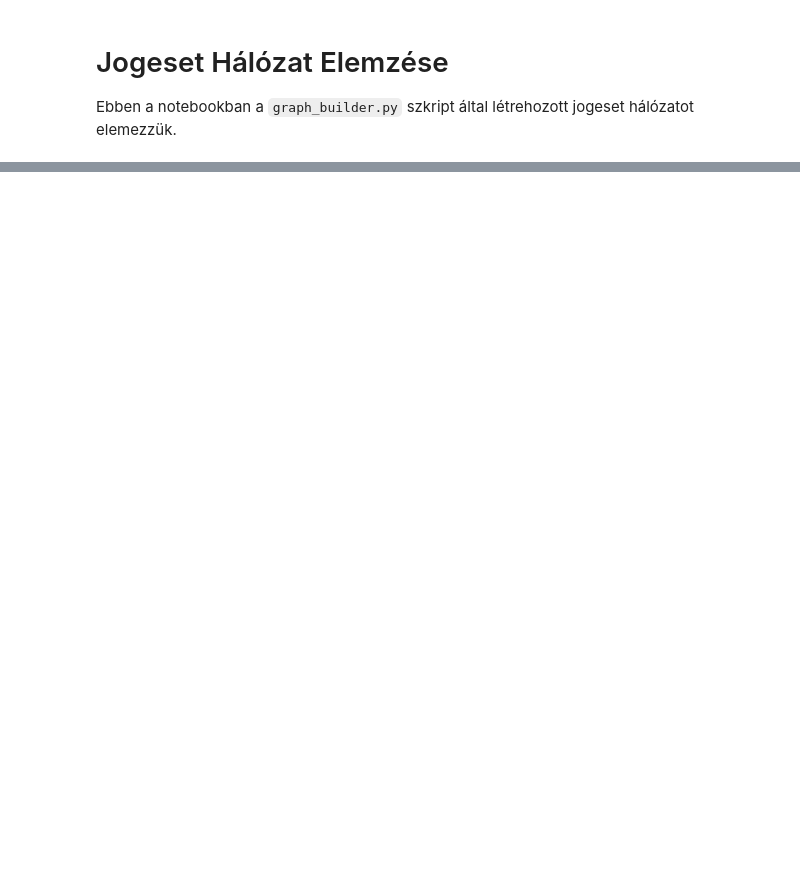
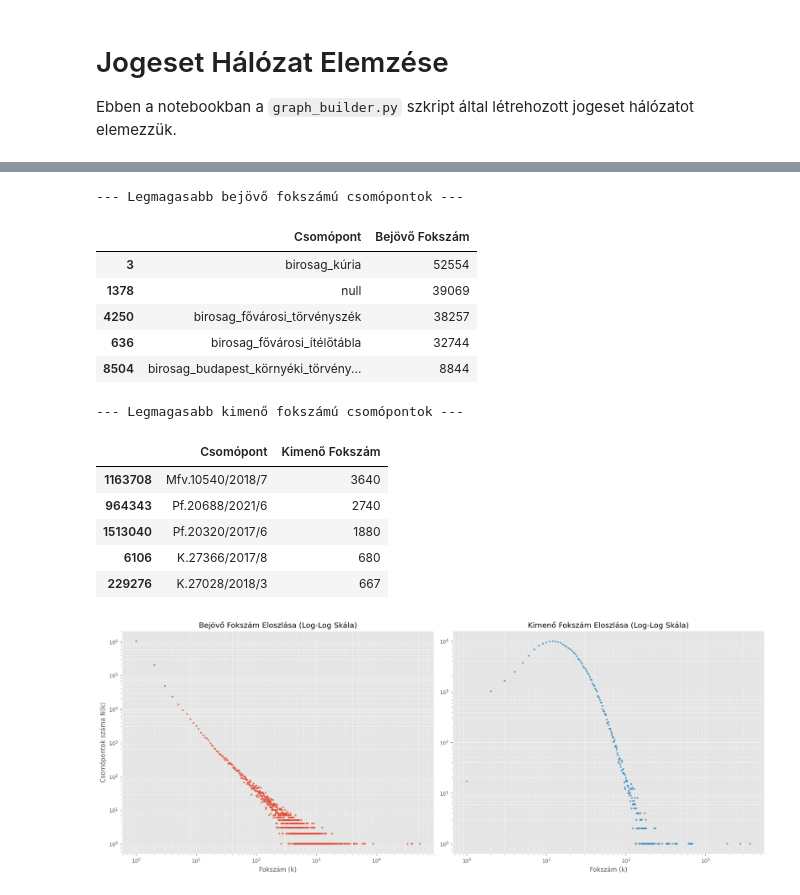
Before and after one commit to ZeleMate/Szakdolgozat, a Jupyter notebook: notebooks/graph_analysis.ipynb, the cells around one changed output, grey strips where cells are left out. Drawn from its saved outputs; the diff is of its cells as text; code cells hidden in the pictures; blank space fills up the shorter version.

```diff
--- a/notebooks/graph_analysis.ipynb
+++ b/notebooks/graph_analysis.ipynb
@@ -179,14 +3,0 @@ Megszámoljuk a különböző típusú csomópontokat (pl. dokumentum, bírósá
-# %%
-if G is not None:
-    node_types = nx.get_node_attributes(G, 'type')
-    type_counts = pd.Series(node_types).value_counts()
-
-    print('Csomópont típusok eloszlása:')
-    print(type_counts)
-
-    # Oszlopdiagram a típusokról - dict_values helyett listát használunk
-    fig = px.bar(type_counts, x=type_counts.index.tolist(), y=type_counts.values.tolist(), labels={'x':'Típus', 'y':'Darabszám'}, title='Csomópont Típusok Eloszlása')
-
-    fig.show()
-else:
-    print('A gráf nincs betöltve.')
@@ -1255,0 +200,60 @@ Gráf robusztusság elemzés értelmezése:
+# %%
+if G and G.number_of_nodes() > 0:
+    # Fokszámok kinyerése és a nullák kiszűrése (log skála miatt)
+    in_degrees = [d for n, d in G.in_degree() if d > 0]
+    out_degrees = [d for n, d in G.out_degree() if d > 0]
+
+    # Fokszám-gyakoriságok számolása
+    in_degree_counts = pd.Series(in_degrees).value_counts().sort_index()
+    out_degree_counts = pd.Series(out_degrees).value_counts().sort_index()
+
+    # A top csomópontok listázása továbbra is hasznos
+    in_degree_df = pd.DataFrame(G.in_degree(), columns=['Csomópont', 'Bejövő Fokszám']).sort_values('Bejövő Fokszám', ascending=False)
+    out_degree_df = pd.DataFrame(G.out_degree(), columns=['Csomópont', 'Kimenő Fokszám']).sort_values('Kimenő Fokszám', ascending=False)
+
+    print('--- Legmagasabb bejövő fokszámú csomópontok ---')
+    display(in_degree_df.head())
+
+    print('\n--- Legmagasabb kimenő fokszámú csomópontok ---')
+    display(out_degree_df.head())
+
+    # Javított ábrázolás pontdiagrammal, log-log skálán
+    fig, axes = plt.subplots(1, 2, figsize=(18, 7))
+
+    # Bejövő fokszám
+    axes[0].scatter(in_degree_counts.index, in_degree_counts.values, marker='.', alpha=0.7, color='C0')
+    axes[0].set_xscale('log')
+    axes[0].set_yscale('log')
+    axes[0].set_title('Bejövő Fokszám Eloszlása (Log-Log Skála)')
+    axes[0].set_xlabel('Fokszám (k)')
+    axes[0].set_ylabel('Csomópontok száma N(k)')
+    axes[0].grid(True, which="both", ls="--", linewidth=0.5)
+
+    # Kimenő fokszám
+    axes[1].scatter(out_degree_counts.index, out_degree_counts.values, marker='.', alpha=0.7, color='C1')
+    axes[1].set_xscale('log')
+    axes[1].set_yscale('log')
+    axes[1].set_title('Kimenő Fokszám Eloszlása (Log-Log Skála)')
+    axes[1].set_xlabel('Fokszám (k)')
+    axes[1].grid(True, which="both", ls="--", linewidth=0.5)
+
+    plt.tight_layout()
+    plt.show()
+else:
+    print('A gráf (G) nincs betöltve vagy üres.')
+# %% [output]
+--- Legmagasabb bejövő fokszámú csomópontok ---
+|  | Csomópont | Bejövő Fokszám |
+| 3 | birosag_kúria | 52554 |
+| 1378 | null | 39069 |
+| 4250 | birosag_fővárosi_törvényszék | 38257 |
+| 636 | birosag_fővárosi_ítélőtábla | 32744 |
+| 8504 | birosag_budapest_környéki_törvény... | 8844 |
+--- Legmagasabb kimenő fokszámú csomópontok ---
+|  | Csomópont | Kimenő Fokszám |
+| 1163708 | Mfv.10540/2018/7 | 3640 |
+| 964343 | Pf.20688/2021/6 | 2740 |
+| 1513040 | Pf.20320/2017/6 | 1880 |
+| 6106 | K.27366/2017/8 | 680 |
+| 229276 | K.27028/2018/3 | 667 |
+[figure, added]
```
Also changed, not shown: parts of 37 cells of this notebook, 1 other file.
